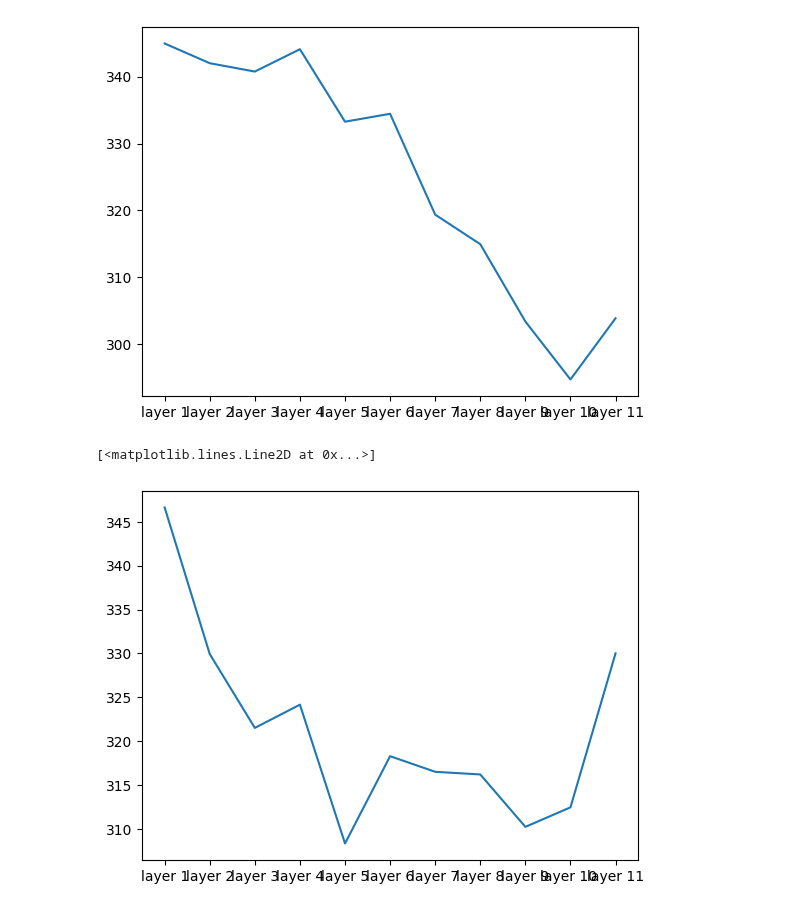
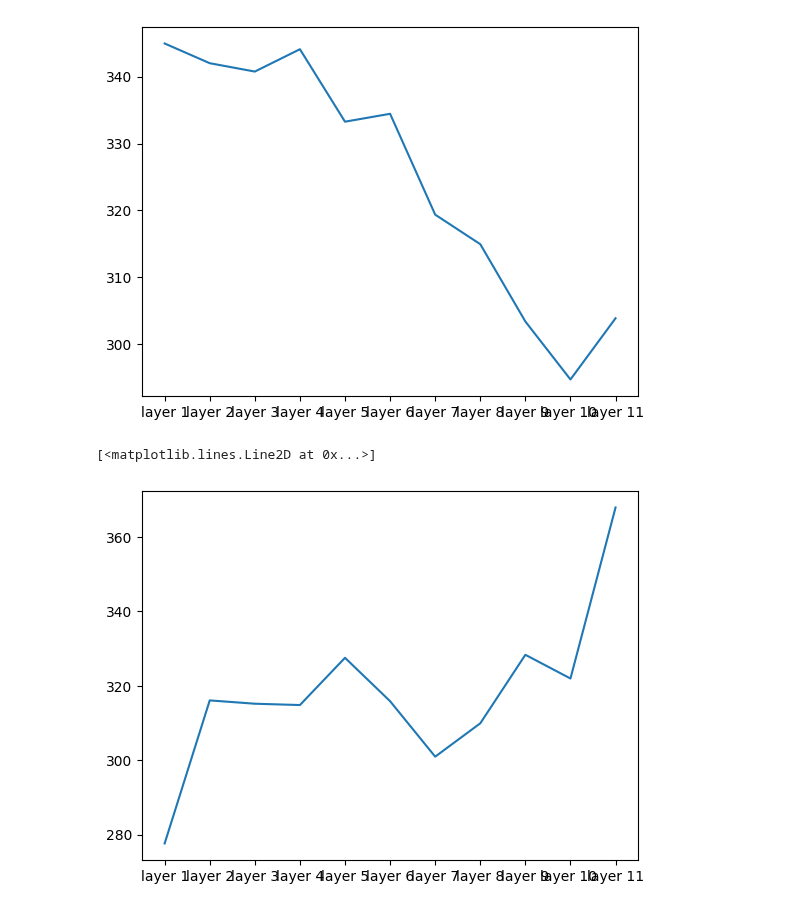
Before and after one commit to iAmBrig12/REU_AI_Thermography, a Jupyter notebook: data_exploration.ipynb, the cells around one changed output. Cells and saved outputs as stored; diff of their text form; code cells hidden in the pictures.

```diff
--- a/data_exploration.ipynb
+++ b/data_exploration.ipynb
@@ -25,7 +25,7 @@ plt.plot(temp_train.iloc[30])
 [<matplotlib.lines.Line2D at 0x...>]
 [figure]
 # %%
-plt.plot(temp_test.iloc[20])
+plt.plot(temp_test.iloc[50])
 # %% [output]
 [<matplotlib.lines.Line2D at 0x...>]
-[figure, old version]
+[figure, new version]
```
Also changed, not shown: 2 other files.
